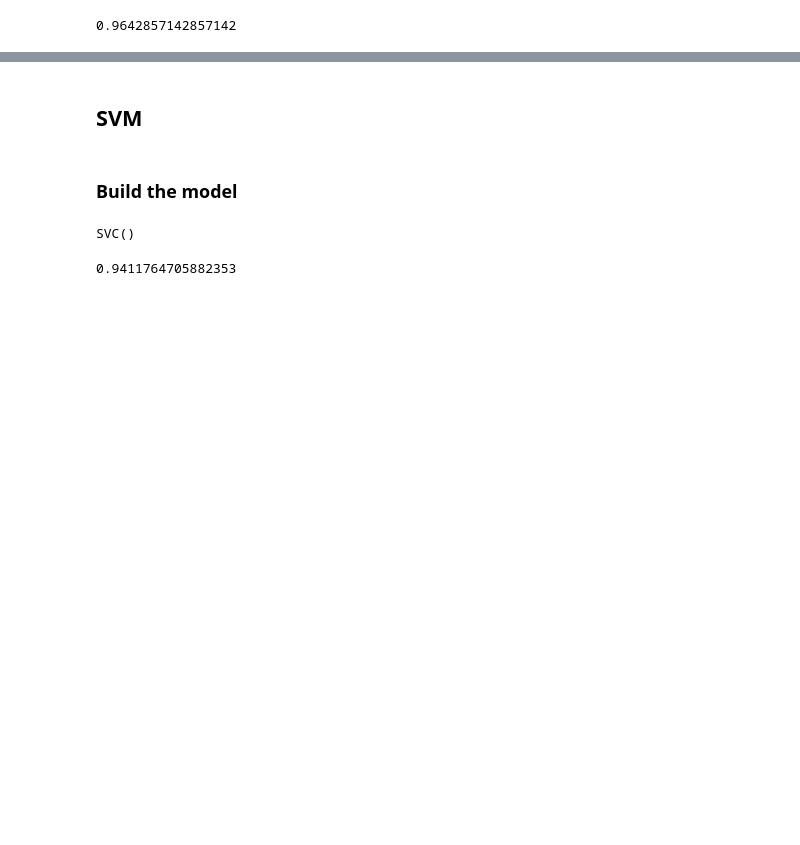
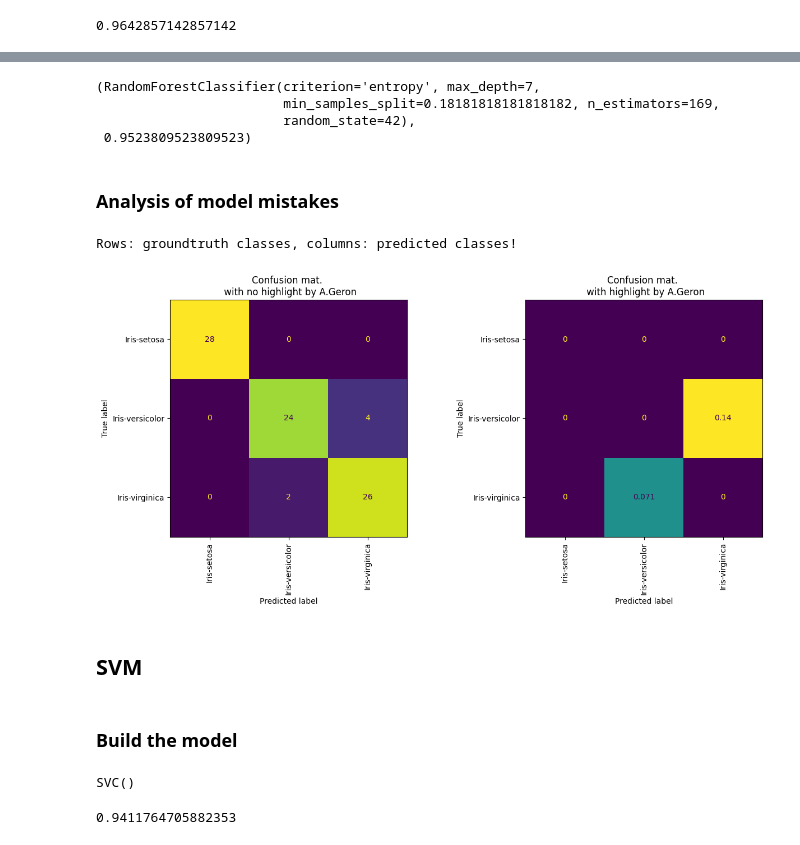
Before and after one commit to PashaIanko/Kaggle.Iris, a Jupyter notebook: 0_baseline_training.ipynb, the cells around one changed output, grey strips where cells are left out. Cells and saved outputs as stored; diff of their text form; code cells hidden in the pictures; blank space fills up the shorter version.

```diff
--- a/0_baseline_training.ipynb
+++ b/0_baseline_training.ipynb
@@ -351,0 +375,25 @@ res.best_score_
+# %%
+from sklearn.model_selection import RandomizedSearchCV
+
+rfc_random_estimator = RandomizedSearchCV(
+    estimator=RandomForestClassifier(),
+    param_distributions={
+        'n_estimators': np.arange(20, 500),
+        'max_depth': [None] + np.arange(1, 15).tolist(),
+        'criterion': ['gini', 'entropy', 'log_loss'],
+        'min_samples_split': np.linspace(0.1, 1.0, num=int((1.0 - 0.1) / 0.07)),
+        'max_features': ['sqrt', 'log2', None],
+        'random_state': [42],
+        'verbose': [0],
+        'warm_start': [False, True]
+    },
+    cv=3,
+    verbose=4,
+    scoring='accuracy',
+    n_iter=100
+)
+# %%
+rfc_random_results = rfc_random_estimator.fit(
+    X_trainval_processed,
+    Y_trainval_processed
+)
@@ -352,3 +418,29 @@ res.best_score_
+# %%
+rfc_random_estimator.best_estimator_, rfc_random_estimator.best_score_
+# %% [output]
+(RandomForestClassifier(criterion='entropy', max_depth=7,
+                        min_samples_split=0.18181818181818182, n_estimators=169,
+                        random_state=42),
+ 0.9523809523809523)
+# %% [markdown]
+### Analysis of model mistakes
+# %%
+from sklearn_utils import plot_confusion_matrix
+from sklearn.model_selection import cross_val_predict
+
+plot_confusion_matrix(
+    Y_true=Y_trainval_processed,
+    Y_pred=cross_val_predict(
+        rfc_random_estimator.best_estimator_,
+        X_trainval_processed,
+        Y_trainval_processed,
+        cv=3
+    ),
+    labels=target_processor.classes_
+)
+# %% [output]
+Rows: groundtruth classes, columns: predicted classes!
+[figure, added]
 # %% [markdown]
 ## SVM
 # %% [markdown]
```
Also changed, not shown: parts of 30 cells of this notebook.
